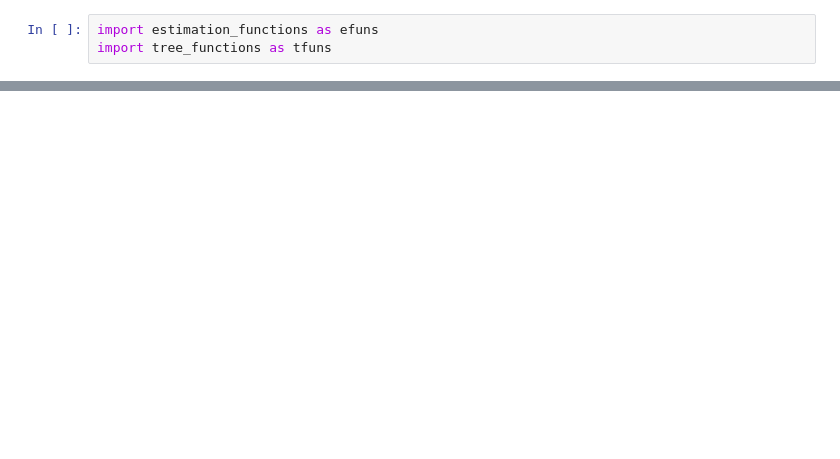
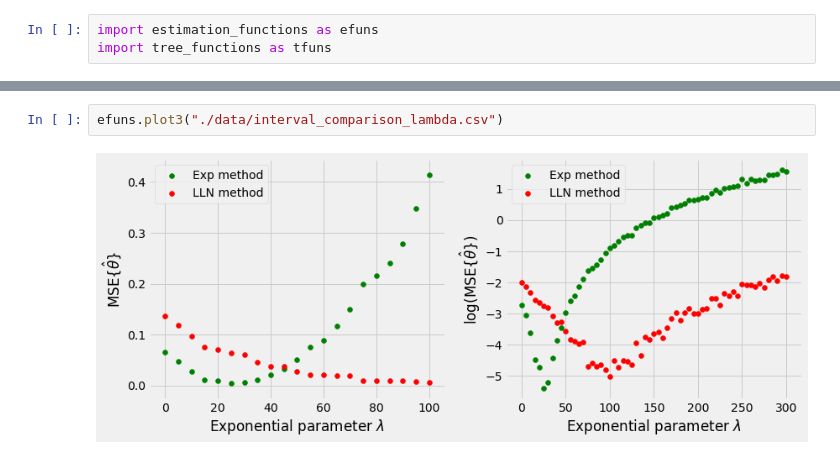
Before and after one commit to baneckik/coalescent-simulations, a Jupyter notebook: notebook01.ipynb, the cells around one changed output, grey strips where cells are left out. Saved outputs shown, nothing was run; the diff lists cells and outputs as text; blank space fills up the shorter version.

```diff
--- a/notebook01.ipynb
+++ b/notebook01.ipynb
@@ -7,0 +52,4 @@ efuns.plot1(M=20, theta=0.11)
+# %%
+efuns.plot3("./data/interval_comparison_lambda.csv")
+# %% [output]
+[figure, added]
```
Also changed, not shown: parts of 9 cells of this notebook, 1 other file.
